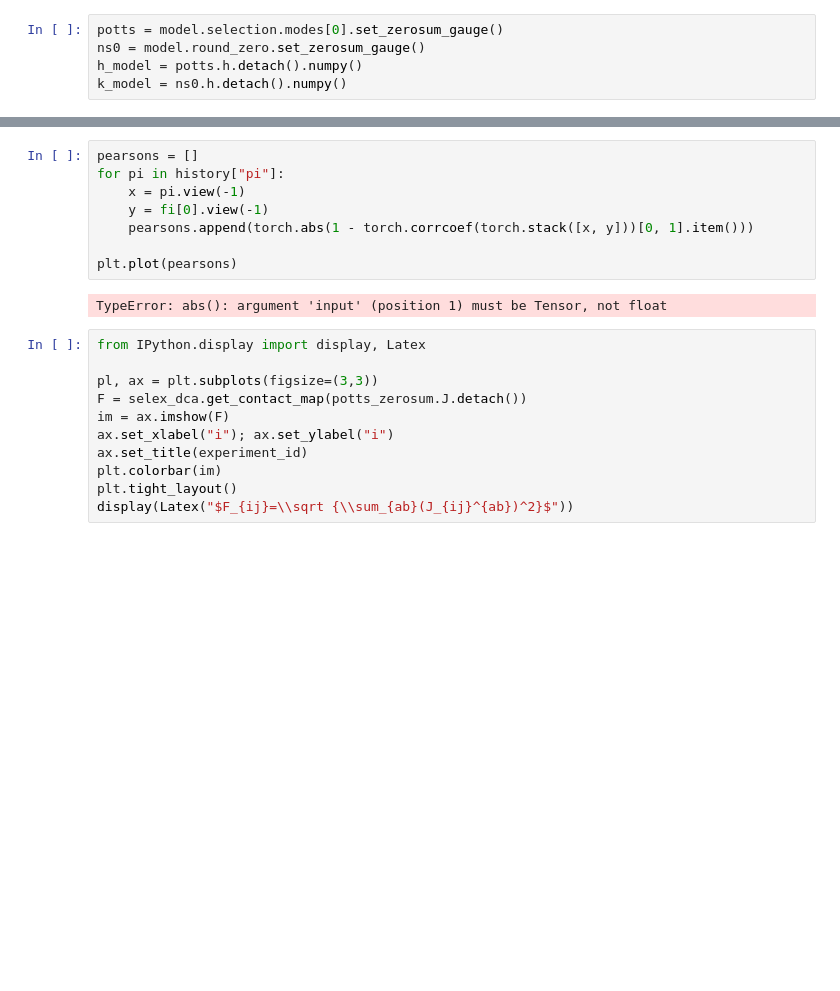
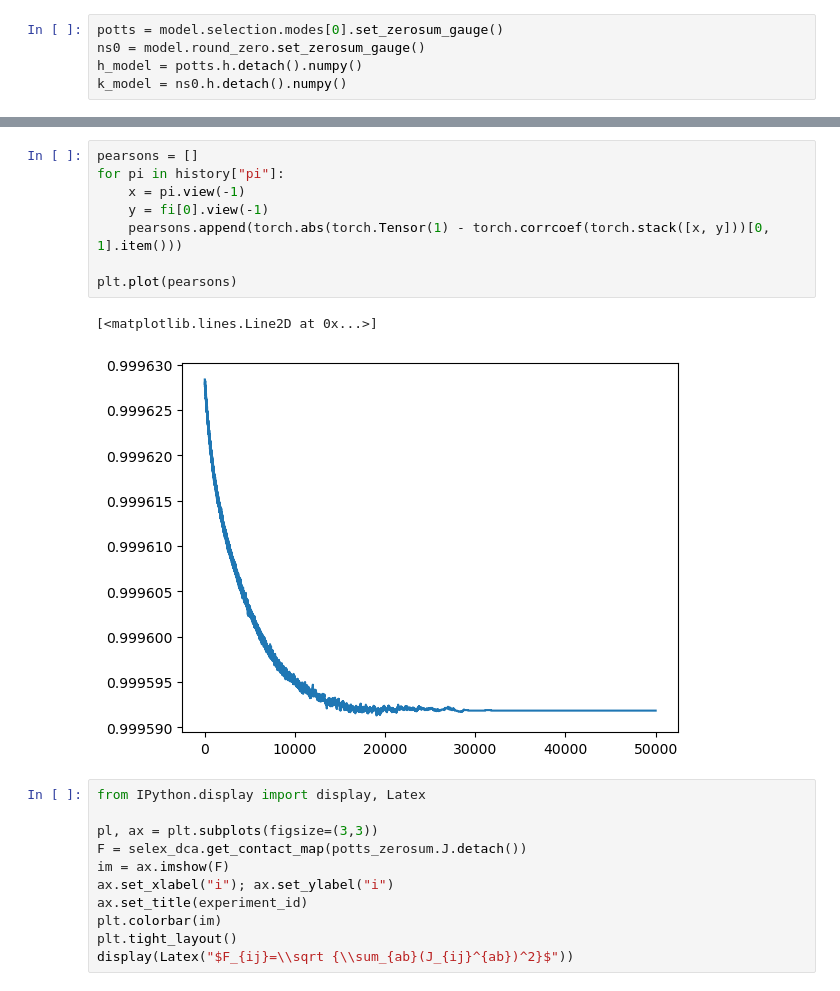
Before and after one commit to stecrotti/Aptamer2025py, a Jupyter notebook: prova.ipynb, the cells around one changed output, grey strips where cells are left out. Saved outputs shown, nothing was run; the diff lists cells and outputs as text; blank space fills up the shorter version.

```diff
--- a/prova.ipynb
+++ b/prova.ipynb
@@ -410,13 +434,14 @@ plt.plot((0,1), (0,1), color='red')
 # %%
 pearsons = []
 for pi in history["pi"]:
     x = pi.view(-1)
     y = fi[0].view(-1)
-    pearsons.append(torch.abs(1 - torch.corrcoef(torch.stack([x, y]))[0, 1].item()))
+    pearsons.append(torch.abs(torch.Tensor(1) - torch.corrcoef(torch.stack([x, y]))[0, 1].item()))
 
 plt.plot(pearsons)
 # %% [output]
-TypeError: abs(): argument 'input' (position 1) must be Tensor, not float
+[<matplotlib.lines.Line2D at 0x...>]
+[figure, added]
 # %%
 from IPython.display import display, Latex
 
```
Also changed, not shown: parts of 13 cells of this notebook.
